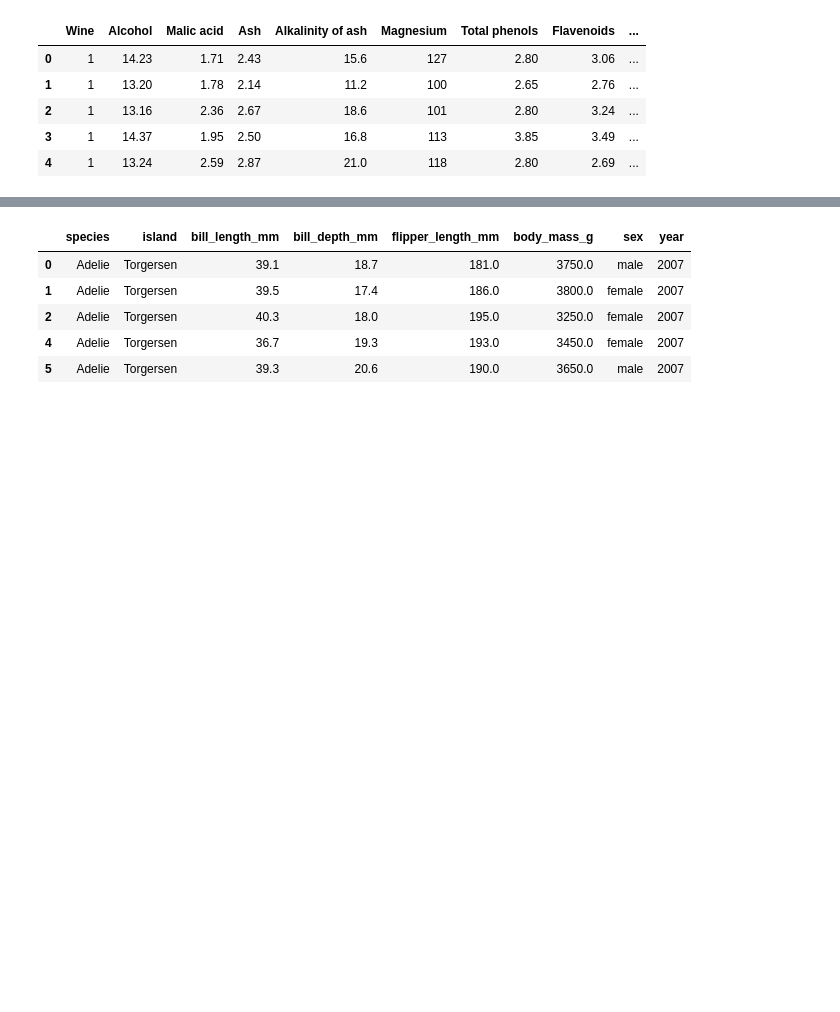
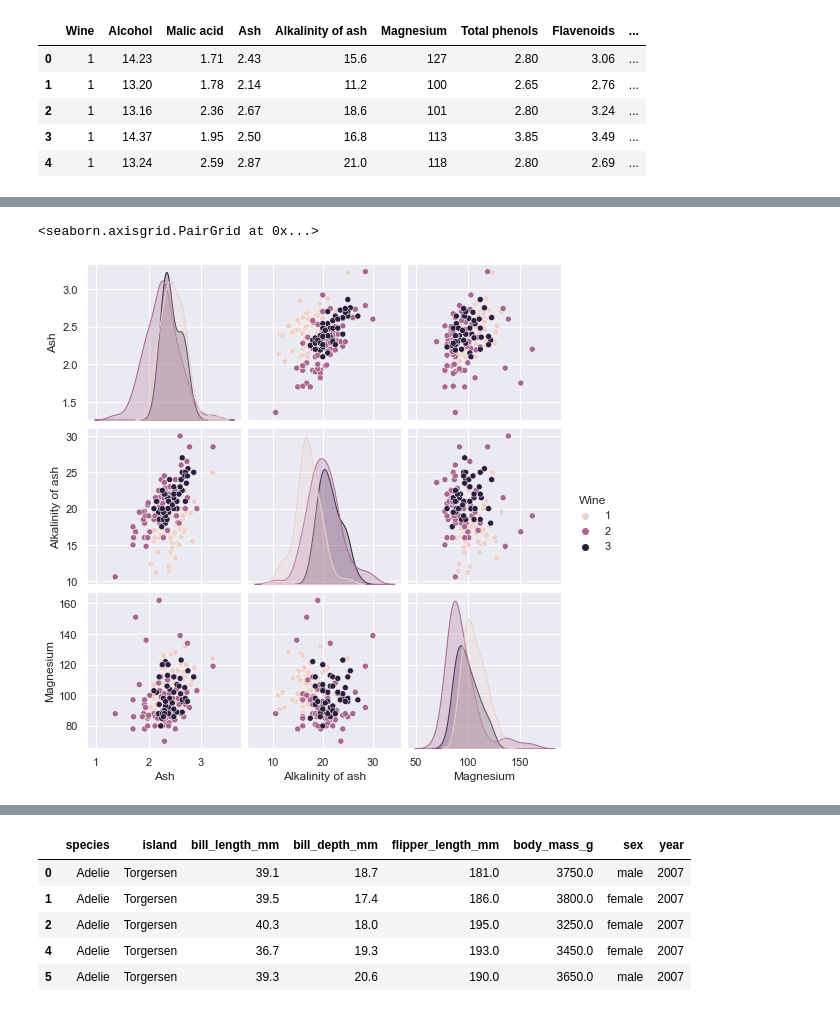
Before and after one commit to Jonathangmit/Machine-learning-and-statistics, a Jupyter notebook: scikit-learn.ipynb, the cells around one changed output, grey strips where cells are left out. Cells and saved outputs as stored; diff of their text form; code cells hidden in the pictures; blank space fills up the shorter version.

```diff
--- a/scikit-learn.ipynb
+++ b/scikit-learn.ipynb
@@ -263,0 +320,3 @@ wine.head()
+# %%
+wine_Inchemistry = wine[["Wine","Ash","Alkalinity of ash","Magnesium"]]
+wine_Inchemistry
@@ -263,0 +337,5 @@ wine.head()
+# %%
+sns.pairplot(wine_Inchemistry, hue="Wine")
+# %% [output]
+<seaborn.axisgrid.PairGrid at 0x...>
+[figure, added]
```
Also changed, not shown: parts of 37 cells of this notebook, 1 other file.
